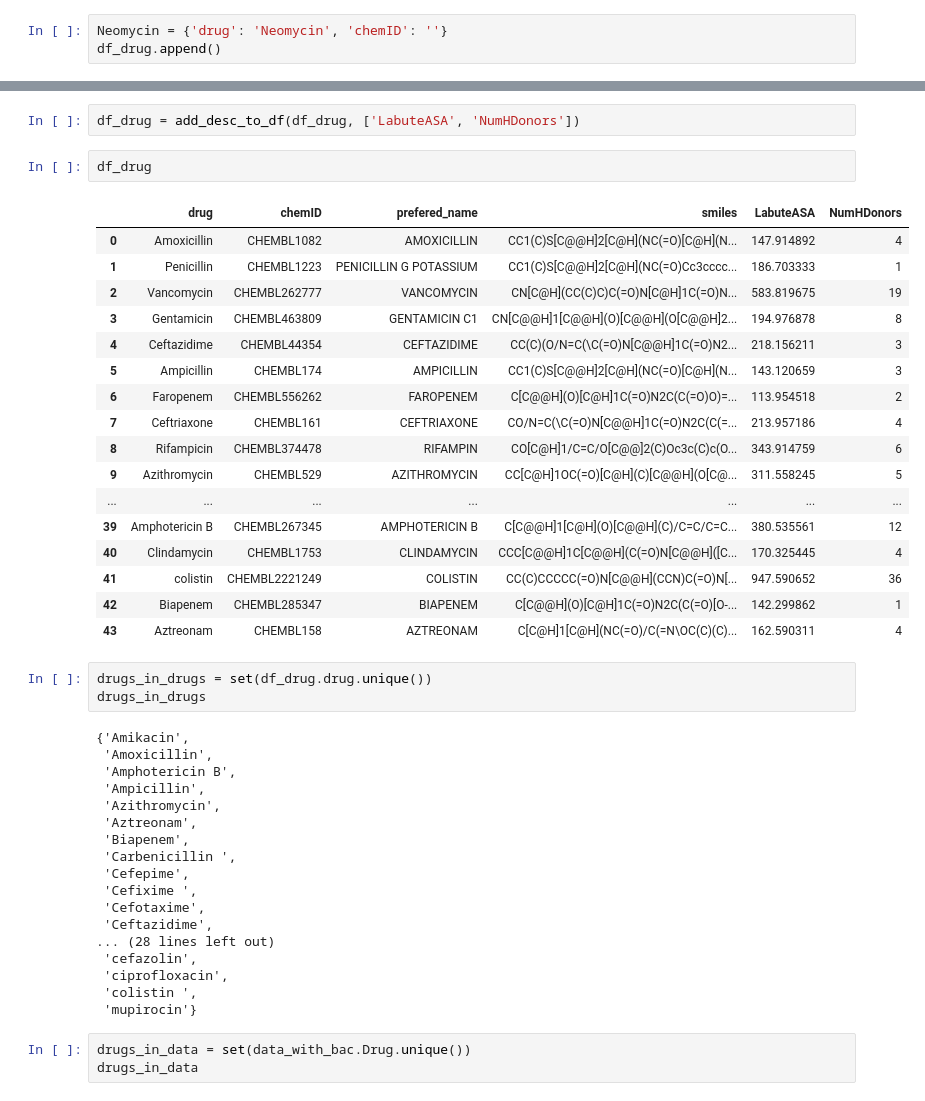
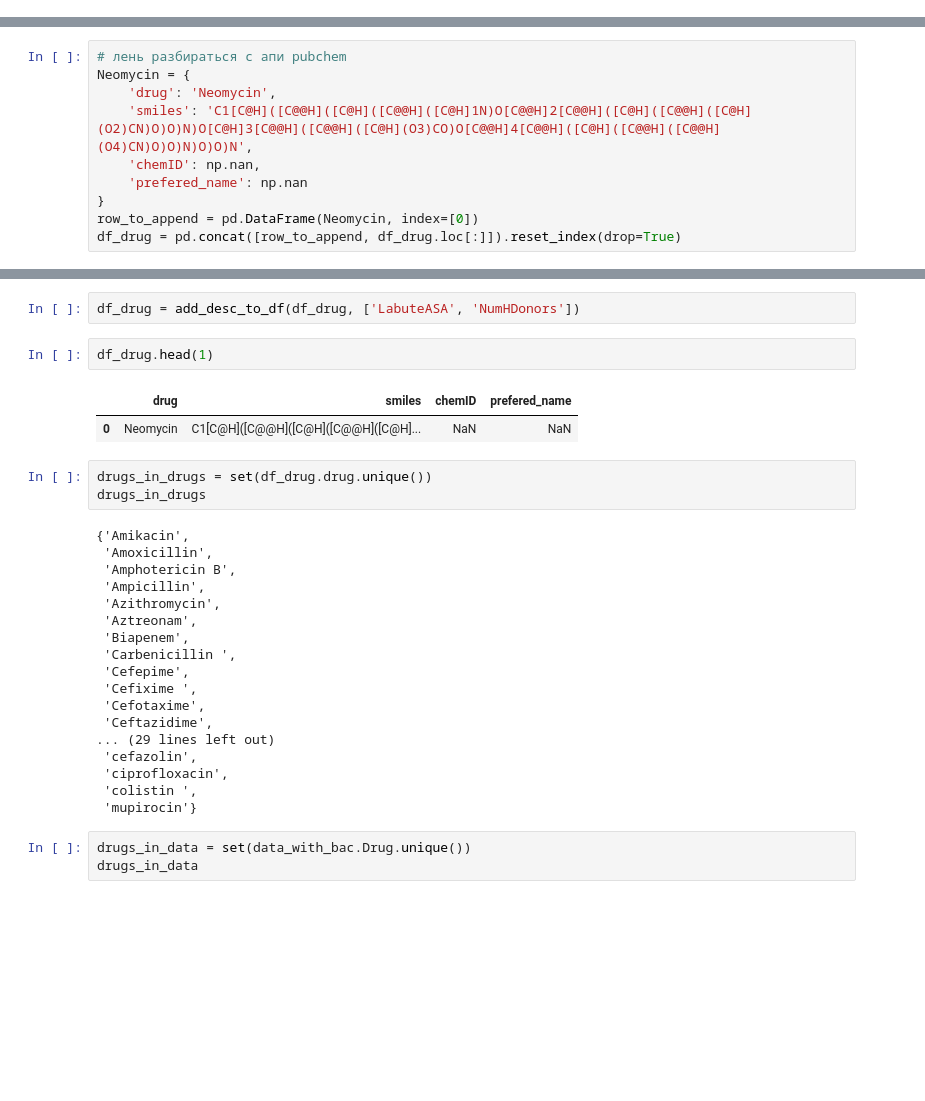
Before and after one commit to vahahahart/hackathon_team_3, a Jupyter notebook: tmp_vah.ipynb, the cells around one changed output, grey strips where cells are left out. Cells and saved outputs as stored; diff of their text form; blank space fills up the shorter version.

```diff
--- a/tmp_vah.ipynb
+++ b/tmp_vah.ipynb
@@ -20,6 +20,3 @@ df_drug.head(1)
 # %% [output]
 |  | drug | chemID | prefered_name | smiles |
 | 0 | Amoxicillin | CHEMBL1082 | AMOXICILLIN | CC1(C)S[C@@H]2[C@H](NC(=O)[C@H](N... |
-# %%
-Neomycin = {'drug': 'Neomycin', 'chemID': ''}
-df_drug.append()
@@ -27,0 +23,10 @@ TypeError: append() missing 1 required positional argument: 'other'
+# %%
+# лень разбираться с апи pubchem
+Neomycin = {
+    'drug': 'Neomycin',
+    'smiles': 'C1[C@H]([C@@H]([C@H]([C@@H]([C@H]1N)O[C@@H]2[C@@H]([C@H]([C@@H]([C@H](O2)CN)O)O)N)O[C@H]3[C@@H]([C@@H]([C@H](O3)CO)O[C@@H]4[C@@H]([C@H]([C@@H]([C@@H](O4)CN)O)O)N)O)O)N',
+    'chemID': np.nan,
+    'prefered_name': np.nan
+}
+row_to_append = pd.DataFrame(Neomycin, index=[0])
+df_drug = pd.concat([row_to_append, df_drug.loc[:]]).reset_index(drop=True)
@@ -136,25 +155,10 @@ def fill_nan_desc(df: DataFrame, non_desc_cols: list = None):
 # %%
 df_drug = add_desc_to_df(df_drug, ['LabuteASA', 'NumHDonors'])
 # %%
-df_drug
+df_drug.head(1)
 # %% [output]
-|  | drug | chemID | prefered_name | smiles | LabuteASA | NumHDonors |
-| 0 | Amoxicillin | CHEMBL1082 | AMOXICILLIN | CC1(C)S[C@@H]2[C@H](NC(=O)[C@H](N... | 147.914892 | 4 |
-| 1 | Penicillin | CHEMBL1223 | PENICILLIN G POTASSIUM | CC1(C)S[C@@H]2[C@H](NC(=O)Cc3cccc... | 186.703333 | 1 |
-| 2 | Vancomycin | CHEMBL262777 | VANCOMYCIN | CN[C@H](CC(C)C)C(=O)N[C@H]1C(=O)N... | 583.819675 | 19 |
-| 3 | Gentamicin | CHEMBL463809 | GENTAMICIN C1 | CN[C@@H]1[C@@H](O)[C@@H](O[C@@H]2... | 194.976878 | 8 |
-| 4 | Ceftazidime | CHEMBL44354 | CEFTAZIDIME | CC(C)(O/N=C(\C(=O)N[C@@H]1C(=O)N2... | 218.156211 | 3 |
-| 5 | Ampicillin | CHEMBL174 | AMPICILLIN | CC1(C)S[C@@H]2[C@H](NC(=O)[C@H](N... | 143.120659 | 3 |
-| 6 | Faropenem | CHEMBL556262 | FAROPENEM | C[C@@H](O)[C@H]1C(=O)N2C(C(=O)O)=... | 113.954518 | 2 |
-| 7 | Ceftriaxone | CHEMBL161 | CEFTRIAXONE | CO/N=C(\C(=O)N[C@@H]1C(=O)N2C(C(=... | 213.957186 | 4 |
-| 8 | Rifampicin | CHEMBL374478 | RIFAMPIN | CO[C@H]1/C=C/O[C@@]2(C)Oc3c(C)c(O... | 343.914759 | 6 |
-| 9 | Azithromycin | CHEMBL529 | AZITHROMYCIN | CC[C@H]1OC(=O)[C@H](C)[C@@H](O[C@... | 311.558245 | 5 |
-| ... | ... | ... | ... | ... | ... | ... |
-| 39 | Amphotericin B | CHEMBL267345 | AMPHOTERICIN B | C[C@@H]1[C@H](O)[C@@H](C)/C=C/C=C... | 380.535561 | 12 |
-| 40 | Clindamycin | CHEMBL1753 | CLINDAMYCIN | CCC[C@@H]1C[C@@H](C(=O)N[C@@H]([C... | 170.325445 | 4 |
-| 41 | colistin | CHEMBL2221249 | COLISTIN | CC(C)CCCCC(=O)N[C@@H](CCN)C(=O)N[... | 947.590652 | 36 |
-| 42 | Biapenem | CHEMBL285347 | BIAPENEM | C[C@@H](O)[C@H]1C(=O)N2C(C(=O)[O-... | 142.299862 | 1 |
-| 43 | Aztreonam | CHEMBL158 | AZTREONAM | C[C@H]1[C@H](NC(=O)/C(=N\OC(C)(C)... | 162.590311 | 4 |
+|  | drug | smiles | chemID | prefered_name |
+| 0 | Neomycin | C1[C@H]([C@@H]([C@H]([C@@H]([C@H]... | NaN | NaN |
 # %%
 drugs_in_drugs = set(df_drug.drug.unique())
 drugs_in_drugs
@@ -171,7 +175,7 @@ drugs_in_drugs
  'Cefixime ',
  'Cefotaxime',
  'Ceftazidime',
-... (28 lines left out)
+... (29 lines left out)
  'cefazolin',
  'ciprofloxacin',
  'colistin ',
```
Also changed, not shown: parts of 7 cells of this notebook.
